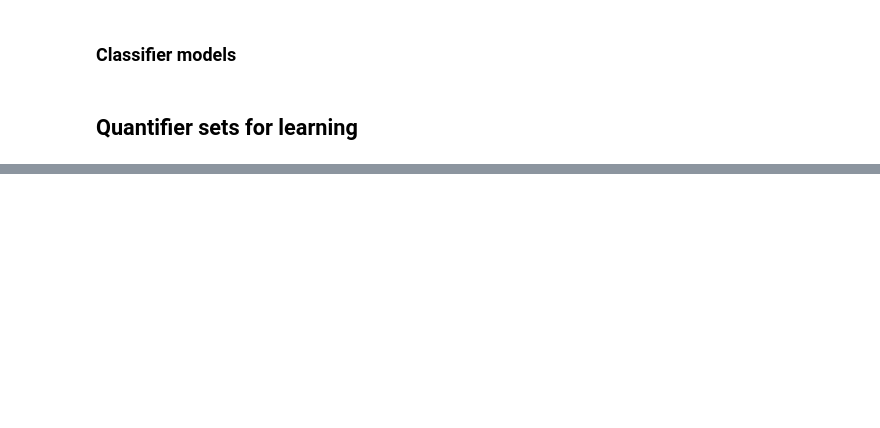
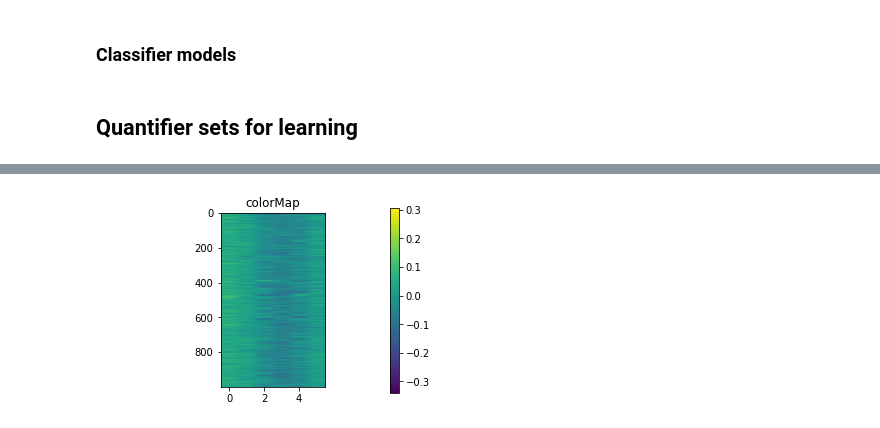
Before and after one commit to veltzerdoron/research, a Jupyter notebook: quantifiers/Classifier.ipynb, the cells around one changed output, grey strips where cells are left out. Cells and saved outputs as stored; diff of their text form; code cells hidden in the pictures; blank space fills up the shorter version.

```diff
--- a/quantifiers/Classifier.ipynb
+++ b/quantifiers/Classifier.ipynb
@@ -85,20 +86,24 @@ def DNN(quantifiers):
 # %%
 from tensorflow.keras import initializers
+from keras.utils import np_utils
 
-# Convolutional classifier model builder method
-class CNN(Classifier):
+class CNNClassifier(Classifier):
+    """ Convolutional classifier model builder method """
 
-    def build():
-        model=Sequential()
+    def build(self):
+        model = Sequential()
         model.add(Conv1D(filters=2, kernel_size=1,
-                     use_bias=False,
-                     input_shape=(scene_len, len(symbols)), name="conv_1"))
-        model.add(Dropout(0.5, name="dropout_1"))
+                         use_bias=False,
+                         input_shape=(Quantifier.scene_len, len(symbols)), name="conv_1"))
+        model.add(Dropout(0.25, name="dropout_1"))
         model.add(Flatten())
-        model.add(Dense(len(quantifiers),
-#                         kernel_initializer="constant", trainable=False, use_bias=False,
+        model.add(Dense(len(self._quantifiers),
+                        kernel_initializer="constant", trainable=False, use_bias=False,
                         activation='softmax', name="softmax_1"))
         # Compile model
         model.compile(loss='categorical_crossentropy', optimizer='adam', metrics=[tf.keras.metrics.Precision(),
                                                                                   tf.keras.metrics.Recall()])
         return model
+
+    def prepare(self, scenes):
+        return np_utils.to_categorical(scenes)
@@ -161,0 +121,3 @@ unnatural_model = teach(Classifier(unnatural_quantifiers, DNN), epochs=50, max_l
+# %%
+natural_classifier = CNNClassifier(natural_quantifiers).teach(epochs=15)
+# natural_classifier = teach(DNNClassifier(natural_quantifiers), epochs=15, max_len=10)
@@ -161,0 +186,19 @@ unnatural_model = teach(Classifier(unnatural_quantifiers, DNN), epochs=50, max_l
+# %%
+import matplotlib.pyplot as plt
+
+fig = plt.figure(figsize=(6, 3.2))
+
+ax = fig.add_subplot(111)
+ax.set_title('colorMap')
+plt.imshow(natural_classifier._model.get_layer(name="softmax_1").get_weights()[0])
+ax.set_aspect(1 / 100)
+
+cax = fig.add_axes([0.12, 0.1, 0.78, 0.8])
+cax.get_xaxis().set_visible(False)
+cax.get_yaxis().set_visible(False)
+cax.patch.set_alpha(0)
+cax.set_frame_on(False)
+plt.colorbar(orientation='vertical')
+plt.show()
+# %% [output]
+[figure, added]
```
Also changed, not shown: parts of 14 cells of this notebook, 24 other files.
